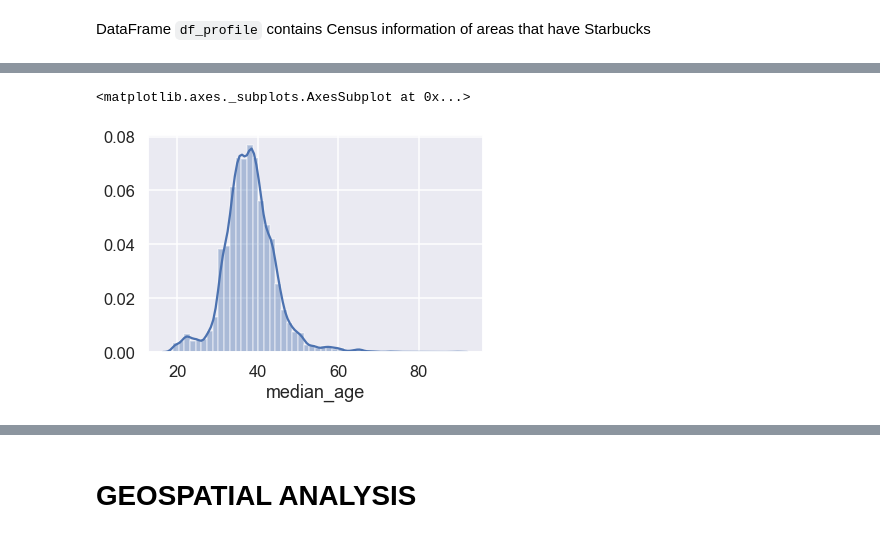
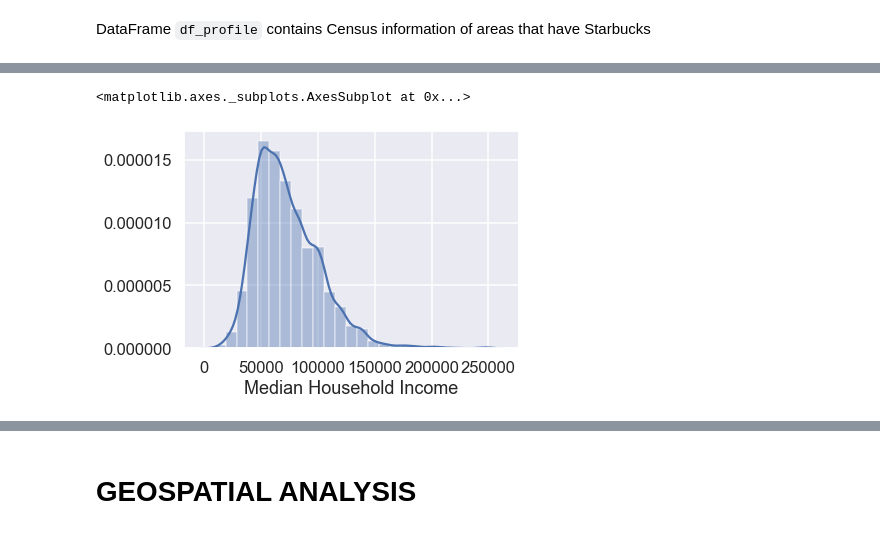
Before and after one commit to reveloff-ucsd/COGS108_44, a Jupyter notebook: FinalProject_Group044.ipynb, the cells around one changed output, grey strips where cells are left out. Cells and saved outputs as stored; diff of their text form; code cells hidden in the pictures.

Commit message:
Finished all data visualiizations. Need add spatial analysis + Machine Learning

```diff
--- a/FinalProject_Group044.ipynb
+++ b/FinalProject_Group044.ipynb
@@ -182,7 +181,8 @@ There are 13608 Starbucks in the US
 # %% [markdown]
 Narrow down even more to have the table only contain information we need. In other words, drop columns "Brand" (obviously they're all Starbucks), "Store Number", "Ownership Type", "Country", "Phone Number", and "Timezone".
 # %%
-df_starbucks_US = df_starbucks_US.drop(columns=['Brand','Store Number','Ownership Type','Country','Phone Number','Timezone','Longitude','Latitude'])
+df_starbucks_US = df_starbucks_US.drop(columns=['Brand','Store Number','Ownership Type','Country','Phone Number',\
+                                                'Timezone','Longitude','Latitude'])
 #reseting index to start from 0
 df_starbucks_US.reset_index(drop=True,inplace=True)
 #Rename some columns to have simpler name
@@ -389,8 +441,10 @@ df_profile
 # %%
-#Removing negative and null values because age cannot be negative
-df_profile = df_profile.loc[(df_profile['median_age'] > 0) & (df_profile['median_age'].isnull()==False)]
-#draw distribution of age
-sns.distplot(df_profile['median_age'])
+#Removing negative and null values because income cannot be negative
+df_income = df_profile.loc[(df_profile['median_hh_income'] > 0) & (df_profile['median_hh_income'].isnull()==False), \
+                           ['median_hh_income']]
+#draw distribution of median income
+sns.distplot(df_income, axlabel='Median Household Income', bins=25)
+#TODO FIX X VALUES TO BE MORE READABLE + MAYBE FIND OUT WHAT THE PEAK IS
 # %% [output]
 <matplotlib.axes._subplots.AxesSubplot at 0x...>
-[figure, old version]
+[figure, new version]
```
Also changed, not shown: parts of 33 cells of this notebook, 1 other file.
